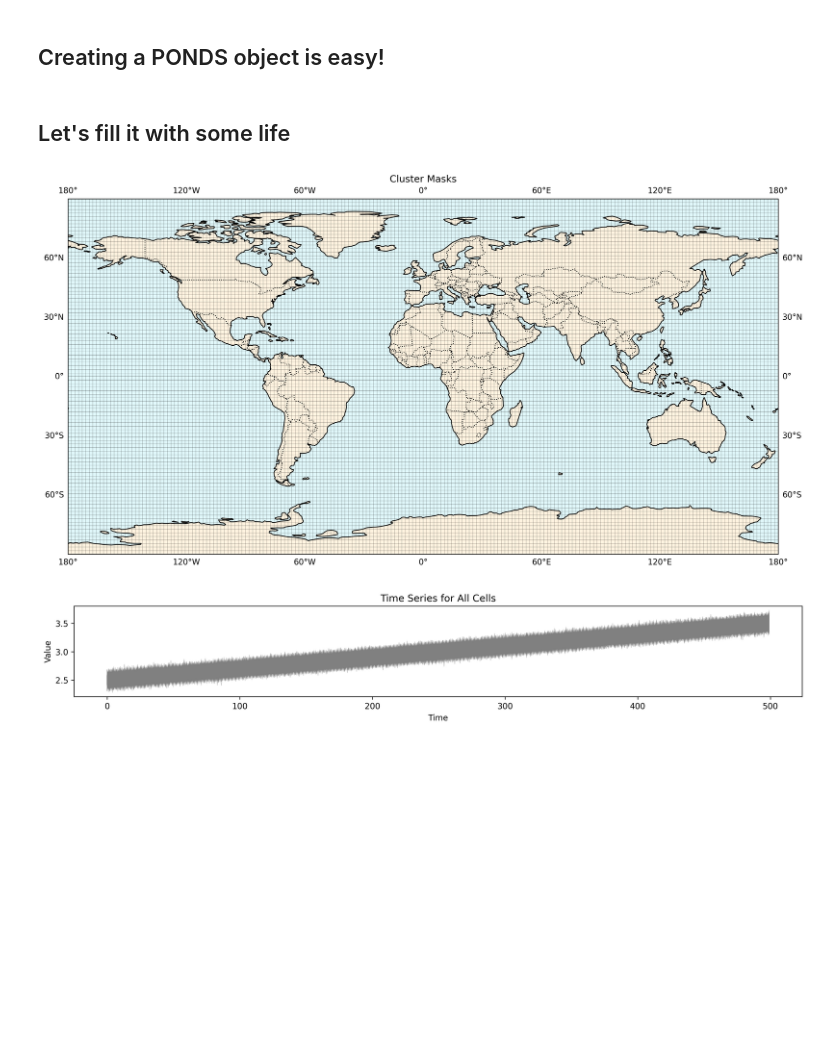
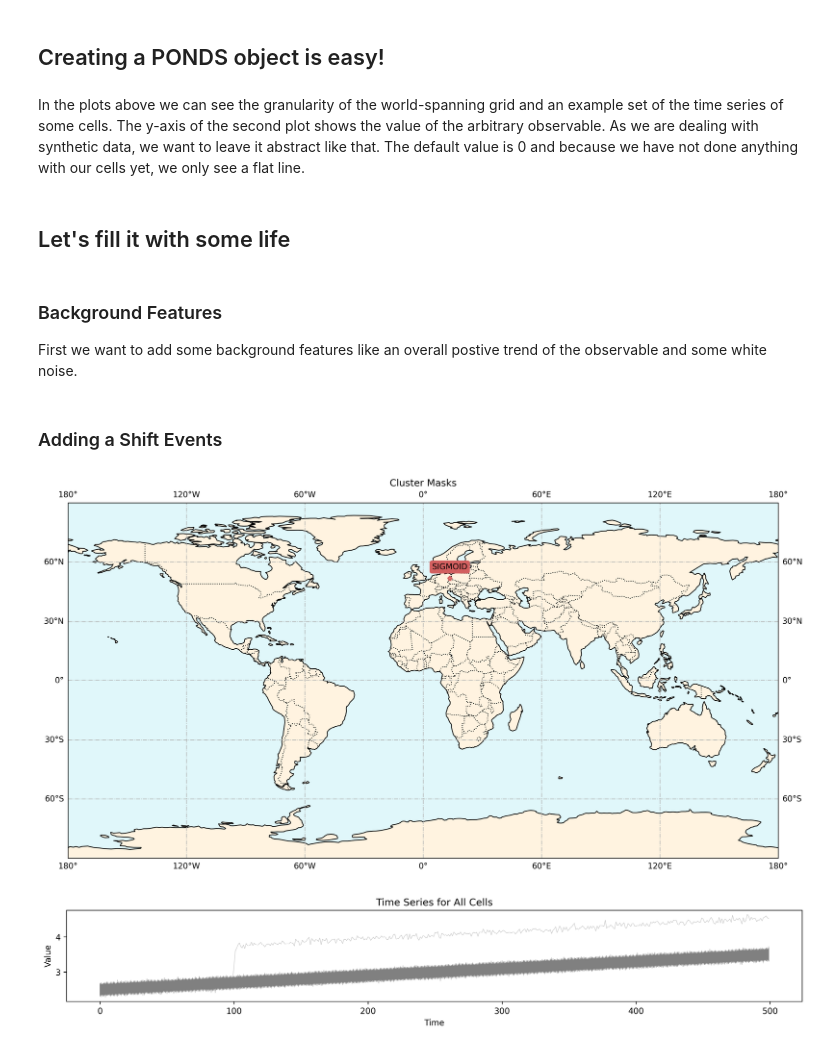
Before and after one commit to RoehrichLukas/ponds_ERSU_jf_20251106, a Jupyter notebook: CodingAdventure.ipynb, the cells around one changed output. Cells and saved outputs as stored; diff of their text form; code cells hidden in the pictures; blank space fills up the shorter version.

Commit message:
change worldmap-plotter label; enhance tutorial

```diff
--- a/CodingAdventure.ipynb
+++ b/CodingAdventure.ipynb
@@ -52,5 +52,12 @@ fig2, ax2 = pd.plot_all_ts()
+# %% [markdown]
+In the plots above we can see the granularity of the world-spanning grid and an example set of the time series of some cells. The y-axis of the second plot shows the value of the arbitrary observable. As we are dealing with synthetic data, we want to leave it abstract like that. The default value is 0 and because we have not done anything with our cells yet, we only see a flat line.
 # %% [markdown]
 ## Let's fill it with some life
+# %% [markdown]
+### Background Features
+
+
+First we want to add some background features like an overall postive trend of the observable and some white noise.
 # %%
 from ponds import WhiteNoise, Trend
 
@@ -72,11 +79,31 @@ pd.add_background(
     )
 )
 
-
-fig1, ax1 = pd.worldmap(
-    show_cells=True,
-)
-fig2, ax2 = pd.plot_all_ts()
+#fig2, ax2 = pd.plot_all_ts()
-# %% [output]
-[figure, removed]
-[figure, removed]
+# %% [markdown]
+### Adding a Shift Events
+# %%
+from ponds import SIGMOID, CELL
+
+center_lat = 52.5
+center_lon = 13.5
+central_time = 100
+
+pd.add_shift(
+    shape_method=CELL(
+        center_lat=center_lat,
+        center_lon=center_lon,
+    ),
+    shift_method=SIGMOID(
+        central_time=100,
+        shift_seed=1,
+    ),
+)
+
+fig1, ax1 = pd.worldmap(
+    shift_type=True,
+)
+#fig2, ax2 = pd.plot_all_ts()
+# %% [output]
+[figure, added]
+[figure, added]
```
Also changed, not shown: parts of 6 cells of this notebook, 1 other file.
